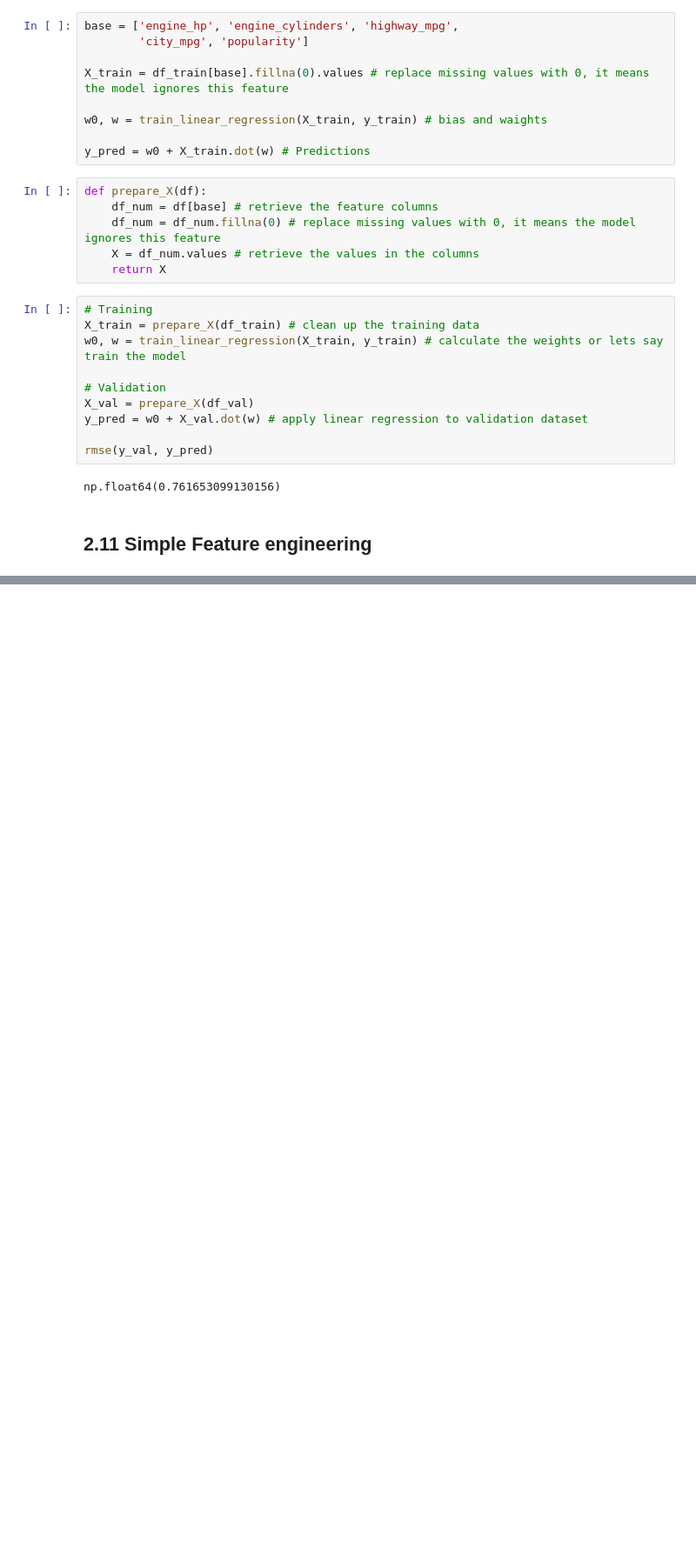
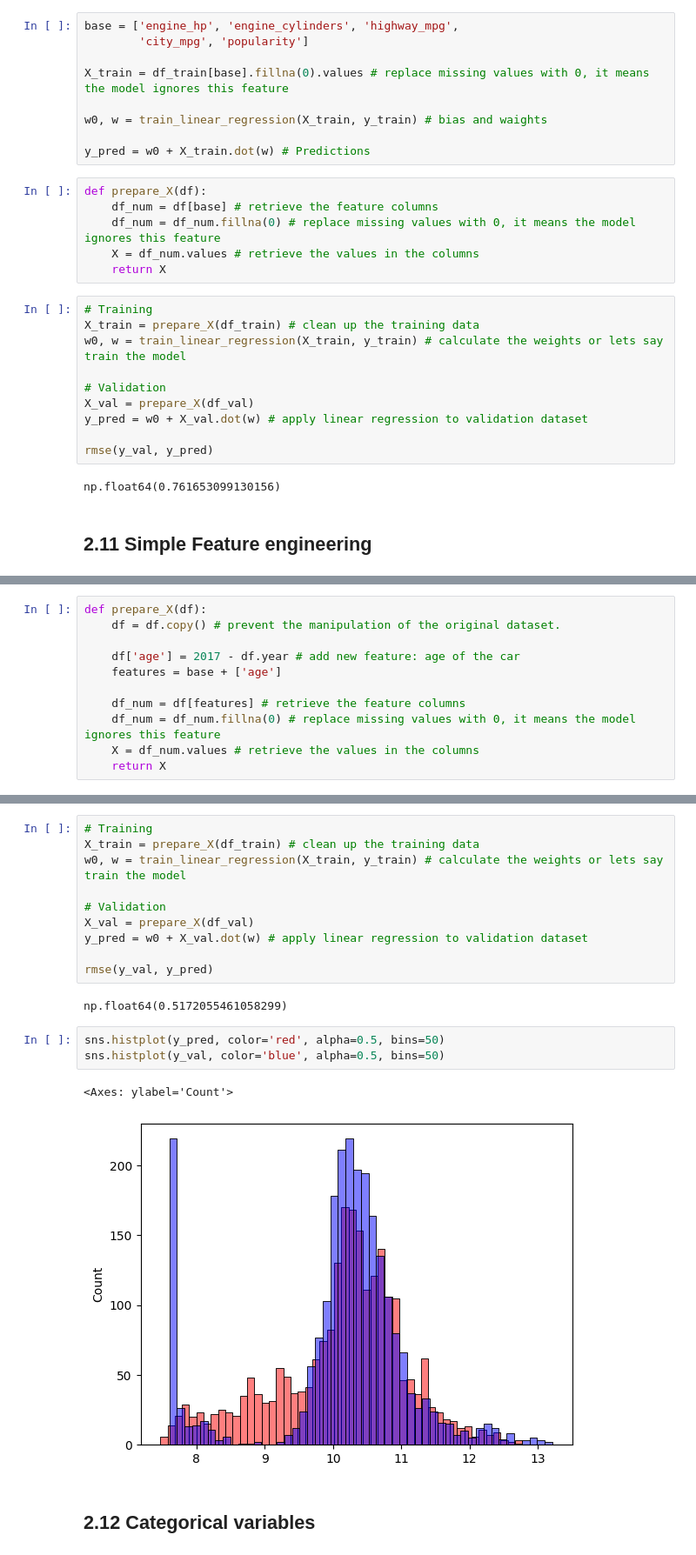
Before and after one commit to HeilmannKarl/machine-learning-zoomcamp, a Jupyter notebook: notebooks/chapter-02/car-price-prediction.ipynb, the cells around one changed output, grey strips where cells are left out. Shown: that part at 87% size. Drawn from its saved outputs; the diff is of its cells as text; blank space fills up the shorter version.

```diff
--- a/notebooks/chapter-02/car-price-prediction.ipynb
+++ b/notebooks/chapter-02/car-price-prediction.ipynb
@@ -518,0 +534,11 @@ np.float64(0.761653099130156)
+# %%
+def prepare_X(df):
+    df = df.copy() # prevent the manipulation of the original dataset.
+
+    df['age'] = 2017 - df.year # add new feature: age of the car
+    features = base + ['age']
+
+    df_num = df[features] # retrieve the feature columns
+    df_num = df_num.fillna(0) # replace missing values with 0, it means the model ignores this feature
+    X = df_num.values # retrieve the values in the columns
+    return X
@@ -518,0 +557,20 @@ np.float64(0.761653099130156)
+# %%
+# Training
+X_train = prepare_X(df_train) # clean up the training data
+w0, w = train_linear_regression(X_train, y_train) # calculate the weights or lets say train the model
+
+# Validation
+X_val = prepare_X(df_val)
+y_pred = w0 + X_val.dot(w) # apply linear regression to validation dataset
+
+rmse(y_val, y_pred)
+# %% [output]
+np.float64(0.5172055461058299)
+# %%
+sns.histplot(y_pred, color='red', alpha=0.5, bins=50)
+sns.histplot(y_val, color='blue', alpha=0.5, bins=50)
+# %% [output]
+<Axes: ylabel='Count'>
+[figure, added]
+# %% [markdown]
+## 2.12 Categorical variables
```
Also changed, not shown: parts of 3 cells of this notebook.
